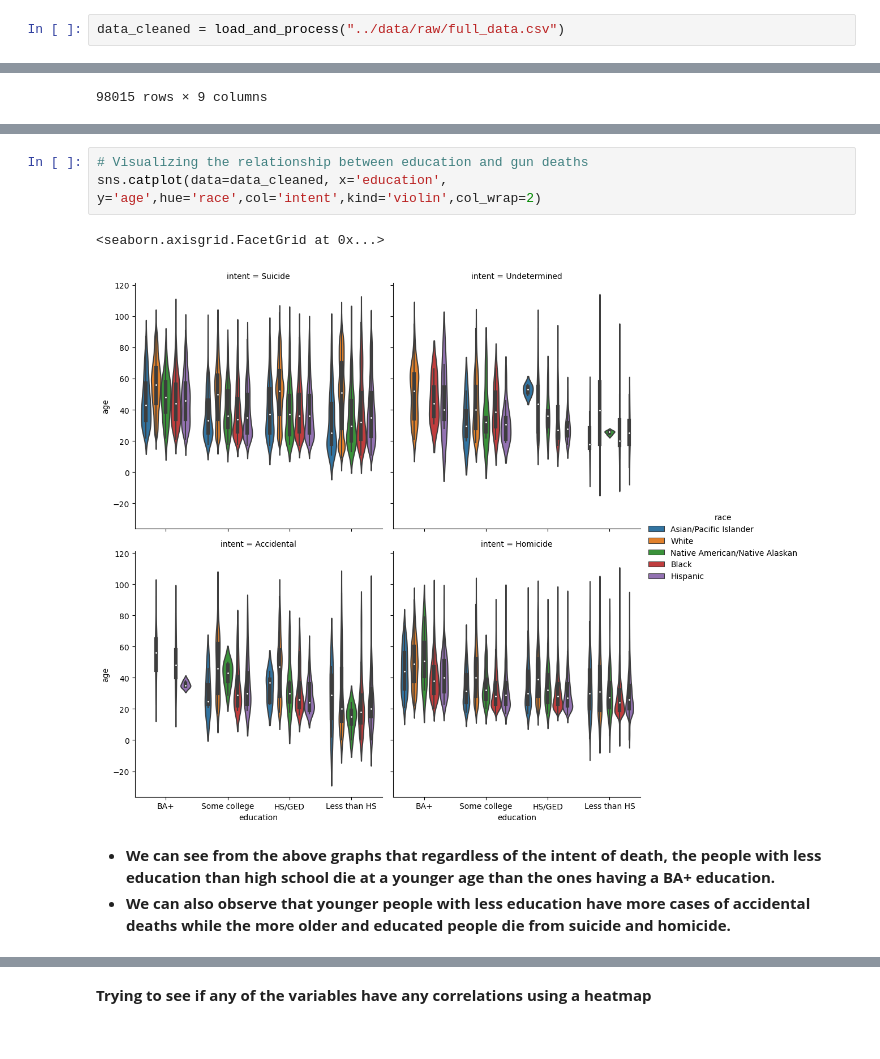
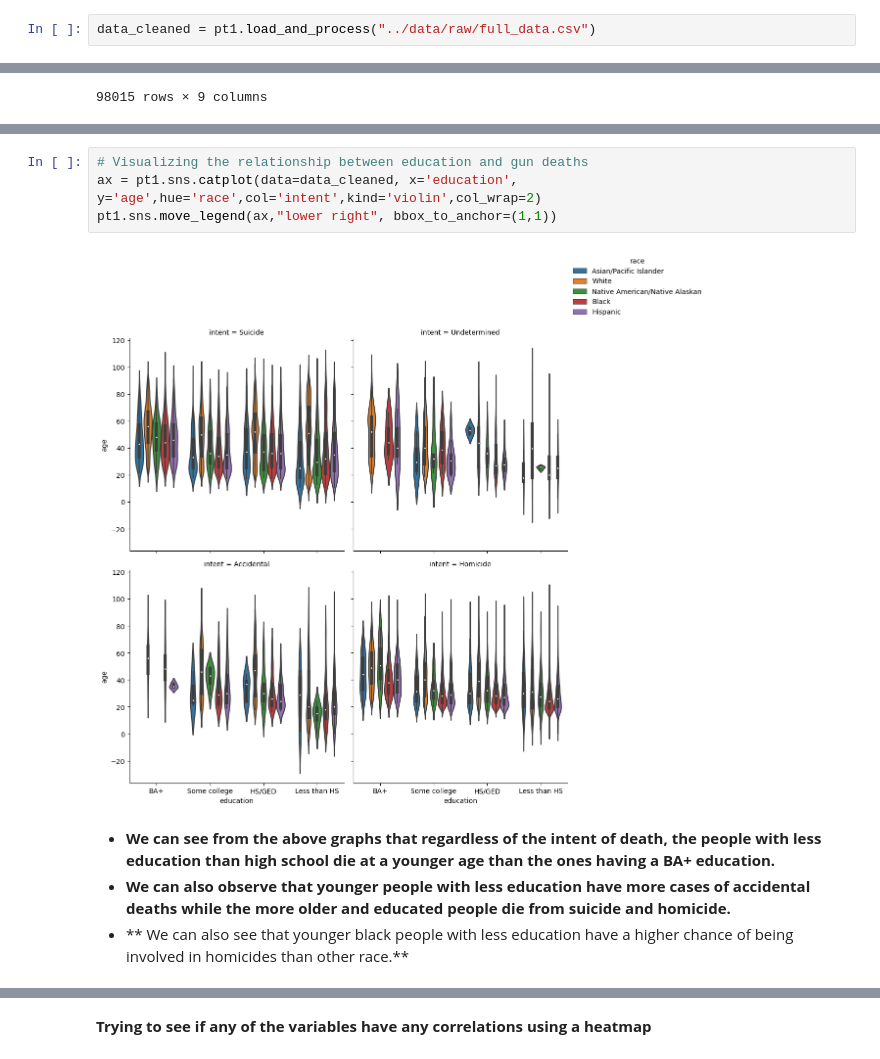
Before and after one commit to ubco-W2022T2-data301/project-group09, a Jupyter notebook: analysis/analysis1.ipynb, the cells around one changed output, grey strips where cells are left out. Cells and saved outputs as stored; diff of their text form.

```diff
--- a/analysis/analysis1.ipynb
+++ b/analysis/analysis1.ipynb
@@ -15,7 +15,7 @@ import_libraries()
 # %% [markdown]
 ### Loading the dataset
 # %%
-data_cleaned = load_and_process("../data/raw/full_data.csv")
+data_cleaned = pt1.load_and_process("../data/raw/full_data.csv")
 # %%
 #Looking at the unique values of each variable in the dataset
 data_cleaned.nunique(axis=0)
@@ -74,13 +74,14 @@ stats(data_cleaned)
 | Some college | 21430 | 44.468549 | 17.884657 |
 # %%
 # Visualizing the relationship between education and gun deaths
-sns.catplot(data=data_cleaned, x='education', y='age',hue='race',col='intent',kind='violin',col_wrap=2)
+ax = pt1.sns.catplot(data=data_cleaned, x='education', y='age',hue='race',col='intent',kind='violin',col_wrap=2)
+pt1.sns.move_legend(ax,"lower right", bbox_to_anchor=(1,1))
 # %% [output]
-<seaborn.axisgrid.FacetGrid at 0x...>
-[figure, old version]
+[figure, new version]
 # %% [markdown]
 - **We can see from the above graphs that regardless of the intent of death, the people with less education than high school die at a younger age than the ones having a BA+ education.**
 - **We can also observe that younger people with less education have more cases of accidental deaths while the more older and educated people die from suicide and homicide.**
+- ** We can also see that younger black people with less education have a higher chance of being involved in homicides than other race.**
 # %%
 # Sub setting relevant columns from the main cleaned data set
 # Creating a new variable indicating the type of death
```
Also changed, not shown: parts of 10 cells of this notebook.
